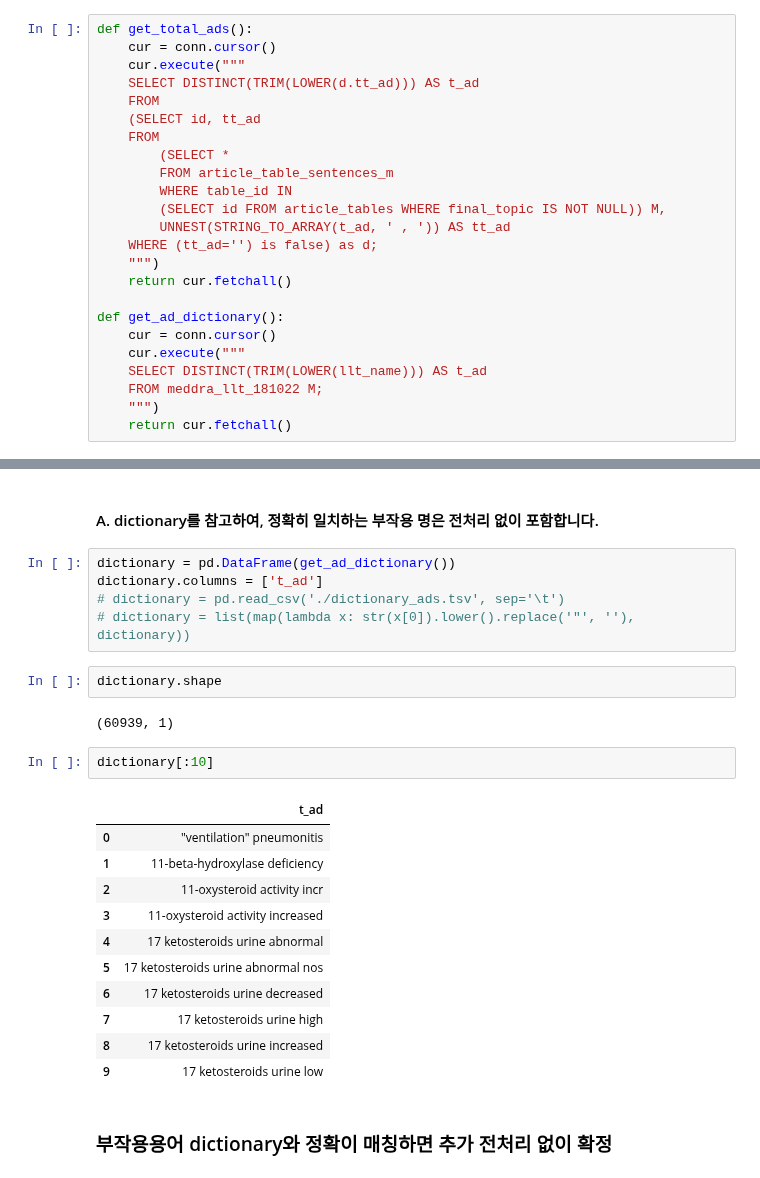
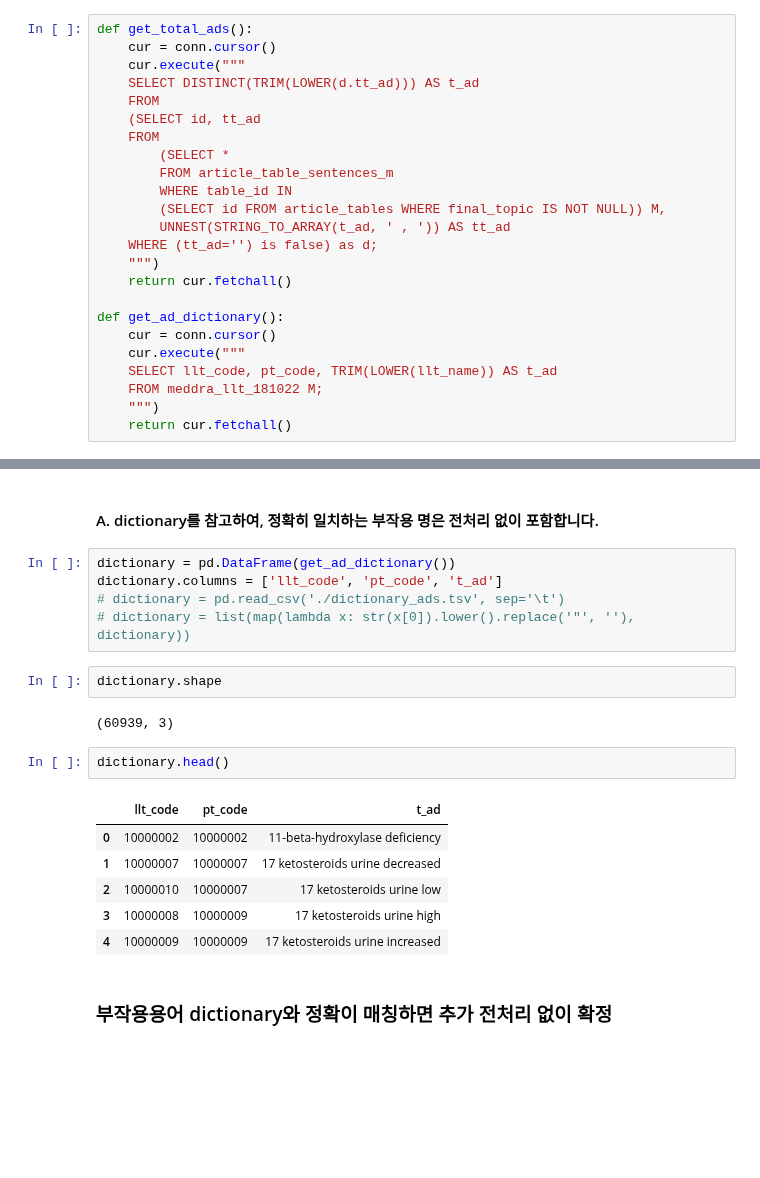
Before and after one commit to joyce04/NLP_N_Graph, a Jupyter notebook: preprocess_evaluate/ad_cleansing.ipynb, the cells around one changed output, grey strips where cells are left out. Cells and saved outputs as stored; diff of their text form; blank space fills up the shorter version.

```diff
--- a/preprocess_evaluate/ad_cleansing.ipynb
+++ b/preprocess_evaluate/ad_cleansing.ipynb
@@ -28,7 +28,7 @@ def get_total_ads():
 def get_ad_dictionary():
     cur = conn.cursor()
     cur.execute("""
-    SELECT DISTINCT(TRIM(LOWER(llt_name))) AS t_ad
+    SELECT llt_code, pt_code, TRIM(LOWER(llt_name)) AS t_ad
     FROM meddra_llt_181022 M;
     """)
     return cur.fetchall()
@@ -61,27 +61,22 @@ ads.shape
 #### A. dictionary를 참고하여, 정확히 일치하는 부작용 명은 전처리 없이 포함합니다.
 # %%
 dictionary = pd.DataFrame(get_ad_dictionary())
-dictionary.columns = ['t_ad']
+dictionary.columns = ['llt_code', 'pt_code', 't_ad']
 # dictionary = pd.read_csv('./dictionary_ads.tsv', sep='\t')
 # dictionary = list(map(lambda x: str(x[0]).lower().replace('"', ''), dictionary))
 # %%
 dictionary.shape
 # %% [output]
-(60939, 1)
+(60939, 3)
 # %%
-dictionary[:10]
+dictionary.head()
 # %% [output]
-|  | t_ad |
-| 0 | "ventilation" pneumonitis |
-| 1 | 11-beta-hydroxylase deficiency |
-| 2 | 11-oxysteroid activity incr |
-| 3 | 11-oxysteroid activity increased |
-| 4 | 17 ketosteroids urine abnormal |
-| 5 | 17 ketosteroids urine abnormal nos |
-| 6 | 17 ketosteroids urine decreased |
-| 7 | 17 ketosteroids urine high |
-| 8 | 17 ketosteroids urine increased |
-| 9 | 17 ketosteroids urine low |
+|  | llt_code | pt_code | t_ad |
+| 0 | 10000002 | 10000002 | 11-beta-hydroxylase deficiency |
+| 1 | 10000007 | 10000007 | 17 ketosteroids urine decreased |
+| 2 | 10000010 | 10000007 | 17 ketosteroids urine low |
+| 3 | 10000008 | 10000009 | 17 ketosteroids urine high |
+| 4 | 10000009 | 10000009 | 17 ketosteroids urine increased |
 # %% [markdown]
 ### 부작용용어 dictionary와 정확이 매칭하면 추가 전처리 없이 확정
 # %%
```
Also changed, not shown: parts of 23 cells of this notebook.
